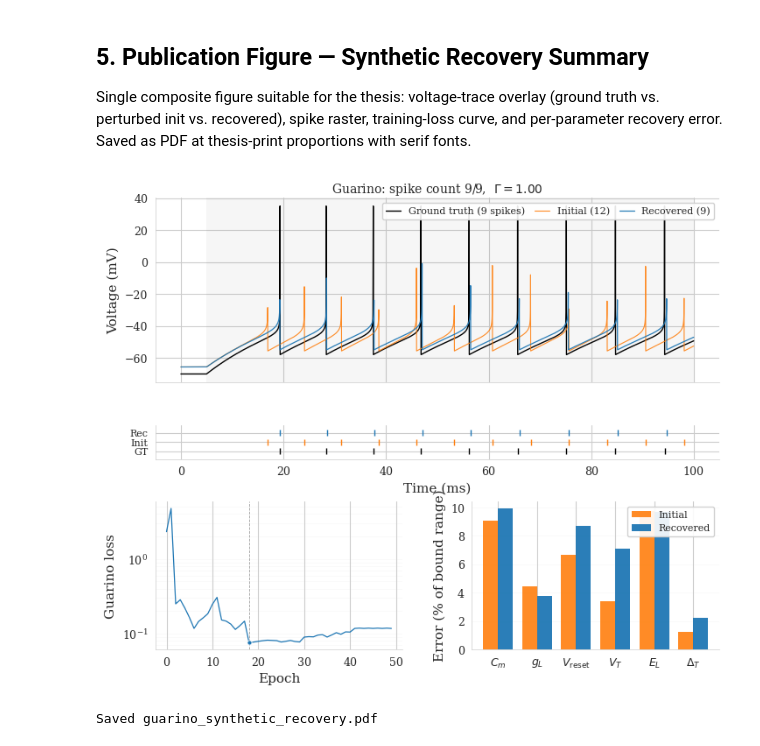
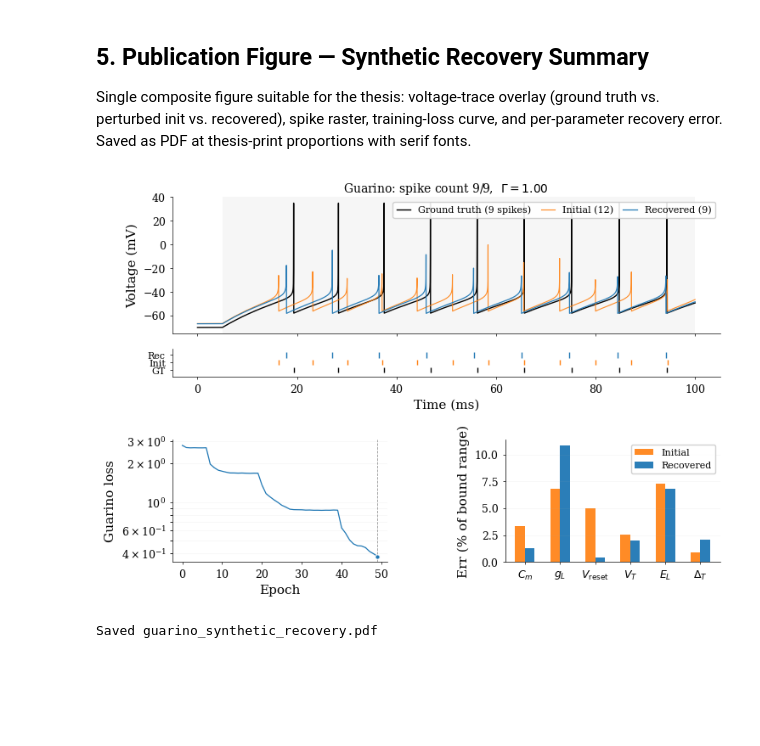
Before and after one commit to paulmyr/master-thesis, a Jupyter notebook: 5_code/notebooks/training_synthetic_singlestage_guarino.ipynb, the cells around one changed output. Drawn from its saved outputs; the diff is of its cells as text; code cells hidden in the pictures; blank space fills up the shorter version.

```diff
--- a/5_code/notebooks/training_synthetic_singlestage_guarino.ipynb
+++ b/5_code/notebooks/training_synthetic_singlestage_guarino.ipynb
@@ -207,7 +205,7 @@ Stim window: idx 200 - 4000 (95.0 ms)
 Create initial parameters by adding ~15% noise to the ground truth.
 This simulates the real scenario where we don't know the true values.
 # %%
-PERTURBATION = 0.2 # relative perturbation
+PERTURBATION = 0.15 # relative perturbation
 
 # C_m, g_L, E_L, v_T, delta_T, v_reset, v_threshold, tau_w, a, b
 # TRAINABLE_STAGE1 = ["C_m", "g_L", "v_reset", "v_T", "E_L", "delta_T", "tau_w", "a", "b"]
@@ -364,14 +362,15 @@ exp_voltage = jnp.array(data.voltage)
 
 # --- Stage 1 config ---
 training_config = TrainingConfig(
-    optimizer="polyak",
+    optimizer="adam",
     learning_rate=0.01,
     n_epochs=50,
     surrogate_type="superspike",
-    surrogate_slope=10.0,
+    surrogate_slope=15.0,
     print_every=1,
-    polyak_alpha=1.0,
-    polyak_beta=0.8,
+    #polyak_alpha=0.8,
+    #polyak_beta=1.0,
+    grad_clip_norm=10.0,
     clip_to_bounds=False,
     use_param_transform=True,
     verbose=True,
@@ -406,9 +405,10 @@ loss_fn_stage1 = make_guarino_loss_fn(
     stim_end_index=data.stim_end_idx,
     loss_config=GuarinoLossConfig(
         weight_spike_count=0.1,
+        weight_t_first=3.,
     ),
     #loss_config=GuarinoLossConfig(),
-    temperature=0.2,
+    temperature=0.3,
     beta=10,
     validity_beta=10
 )
@@ -562,17 +562,19 @@ with plt.rc_context({
     "axes.linewidth": 0.6,
     "lines.linewidth": 0.9,
 }):
-    fig = plt.figure(figsize=(7.2, 6.0))
-    gs = gridspec.GridSpec(
-        3, 2,
-        height_ratios=[3.0, 0.55, 2.4],
-        hspace=0.35, wspace=0.28,
+    fig = plt.figure(figsize=(7.2, 5.0))
+    outer = gridspec.GridSpec(
+        2, 1,
+        height_ratios=[2.65, 1.8],
+        hspace=0.42,
         left=0.09, right=0.985, top=0.95, bottom=0.09,
     )
-    ax_v = fig.add_subplot(gs[0, :])
-    ax_r = fig.add_subplot(gs[1, :], sharex=ax_v)
-    ax_loss = fig.add_subplot(gs[2, 0])
-    ax_p = fig.add_subplot(gs[2, 1])
+    top_gs = outer[0].subgridspec(2, 1, height_ratios=[2.2, 0.45], hspace=0.18)
+    bottom_gs = outer[1].subgridspec(1, 2, wspace=0.55)
+    ax_v = fig.add_subplot(top_gs[0])
+    ax_r = fig.add_subplot(top_gs[1], sharex=ax_v)
+    ax_loss = fig.add_subplot(bottom_gs[0])
+    ax_p = fig.add_subplot(bottom_gs[1])
 
     n = min(len(data.time), len(sim_init.time), len(sim_stage1.time))
     t = data.time[:n]
@@ -638,34 +640,34 @@ with plt.rc_context({
         )
     ax_loss.set_xlabel("Epoch")
     ax_loss.set_ylabel(f"{LOSS_NAME} loss")
     ax_loss.tick_params(direction="out", length=2.5, width=0.5)
     for sp in ax_loss.spines.values():
         sp.set_linewidth(0.5)
     ax_loss.spines["top"].set_visible(False)
     ax_loss.spines["right"].set_visible(False)
     ax_loss.grid(True, which="both", axis="y", alpha=0.15, lw=0.4)
 
     # (d) Parameter recovery
     x = np.arange(len(trainable))
-    bw = 0.38
+    bw = 0.28
     ax_p.bar(x - bw / 2, init_err, bw, color=INIT_COLOR, alpha=0.9,
              label="Initial", linewidth=0)
     ax_p.bar(x + bw / 2, final_err, bw, color=TRAINED_COLOR, alpha=0.95,
              label="Recovered", linewidth=0)
     ax_p.set_xticks(x)
     ax_p.set_xticklabels([PARAM_LABELS_TEX.get(k, k) for k in trainable])
-    ax_p.set_ylabel("Error (% of bound range)")
+    ax_p.set_ylabel("Err (% of bound range)")
     ax_p.legend(framealpha=0.9, fontsize=8, loc="upper right")
     ax_p.tick_params(direction="out", length=2.5, width=0.5)
     for sp in ax_p.spines.values():
         sp.set_linewidth(0.5)
     ax_p.spines["top"].set_visible(False)
     ax_p.spines["right"].set_visible(False)
     ax_p.grid(True, axis="y", alpha=0.15, lw=0.4)
 
     fig.savefig(OUTPUT_PDF, bbox_inches="tight")
     plt.show()
     print(f"Saved {OUTPUT_PDF}")
 # %% [output]
-[figure, old version]
+[figure, new version]
 Saved guarino_synthetic_recovery.pdf
```
Also changed, not shown: parts of 6 cells of this notebook, 7 other files.
